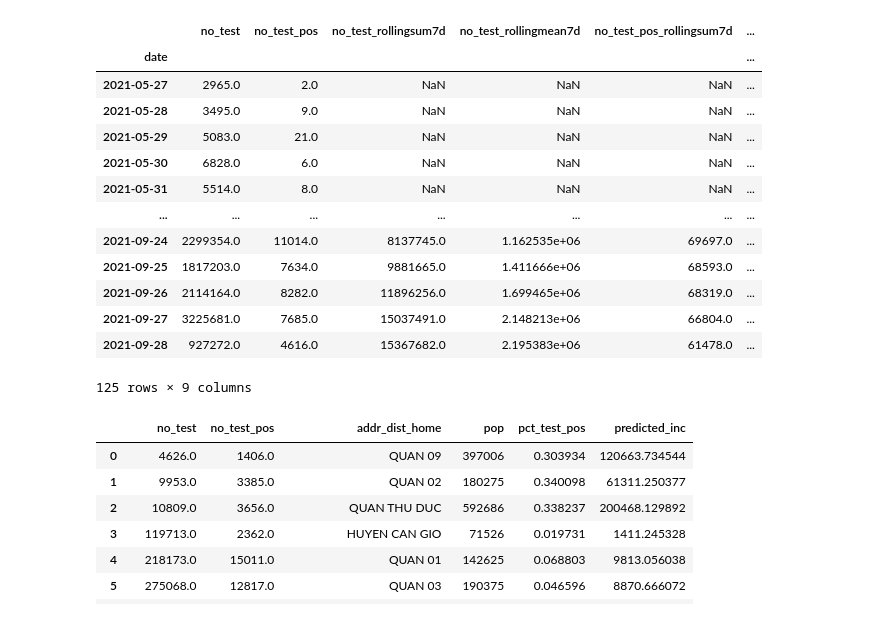
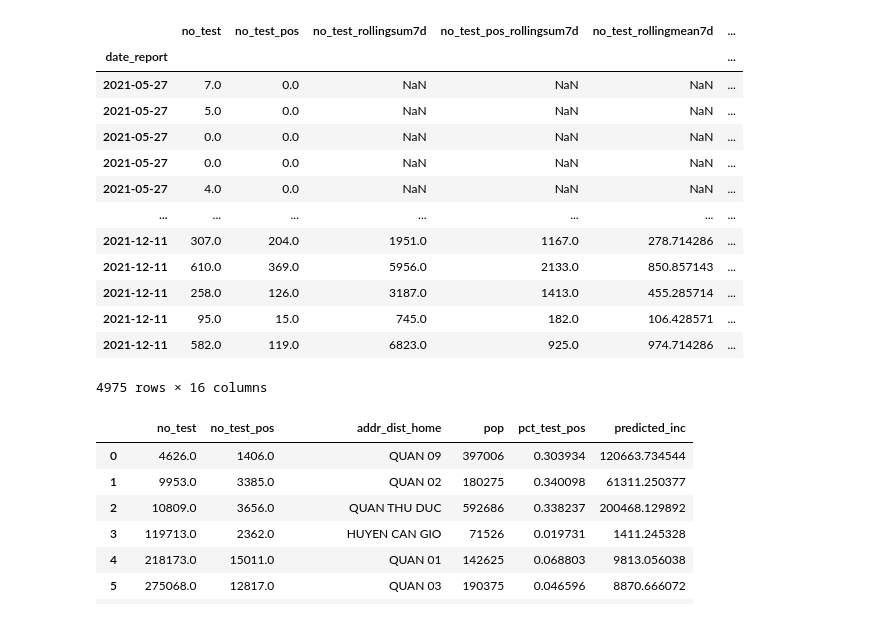
Before and after one commit to pham-k/covid-data-analysis, a Jupyter notebook: notebook/exploratory/predict_no_case_from_test_data.ipynb, the cells around one changed output. Drawn from its saved outputs; the diff is of its cells as text; code cells hidden in the pictures.

```diff
--- a/notebook/exploratory/predict_no_case_from_test_data.ipynb
+++ b/notebook/exploratory/predict_no_case_from_test_data.ipynb
@@ -7,12 +7,12 @@ import numpy as np
 src = pathlib.Path().cwd().parent.parent / 'data' / 'processed'
 ref = pathlib.Path().cwd().parent.parent / 'reference'
 # %%
-ct = pd.read_csv(src / 'metrics-from-test-data' / 'ct.csv', index_col='date', parse_dates=True)
+ct = pd.read_csv(src / 'metrics-from-test-data' / 'ct.csv', index_col='date_report', parse_dates=True)
 # ct_by_awh = pd.read_csv(src / 'ct-by-group-from-test-data' / 'ct-by-awh.csv')
 ct_by_adh = pd.read_csv(
     src / 'metrics-from-test-data' / 'ct-by-adh.csv',
-    index_col='date',
-    dtype={'addr_dist_home': 'int'},
+    index_col='date_report',
+    dtype={'addr_dist_home': 'string'},
     parse_dates=True)
 # ct_by_sex = pd.read_csv(src / 'ct-by-group-from-test-data' / 'ct-by-sex.csv')
 # ct_by_ag = pd.read_csv(src / 'ct-by-group-from-test-data' / 'ct-by-ag.csv')
@@ -26,24 +26,24 @@ pop = pd.read_csv(
     usecols=['id_addiv', 'pop'],
     dtype={'id_addiv': 'int'})
 # %%
-ct
+ct_by_adh
 # addiv.info()
 # pop.info()
 # %% [output]
-|  | no_test | no_test_pos | no_test_rollingsum7d | no_test_rollingmean7d | no_test_pos_rollingsum7d | ... |
-| date |  |  |  |  |  | ... |
-| 2021-05-27 | 2965.0 | 2.0 | NaN | NaN | NaN | ... |
-| 2021-05-28 | 3495.0 | 9.0 | NaN | NaN | NaN | ... |
-| 2021-05-29 | 5083.0 | 21.0 | NaN | NaN | NaN | ... |
-| 2021-05-30 | 6828.0 | 6.0 | NaN | NaN | NaN | ... |
-| 2021-05-31 | 5514.0 | 8.0 | NaN | NaN | NaN | ... |
+|  | no_test | no_test_pos | no_test_rollingsum7d | no_test_pos_rollingsum7d | no_test_rollingmean7d | ... |
+| date_report |  |  |  |  |  | ... |
+| 2021-05-27 | 7.0 | 0.0 | NaN | NaN | NaN | ... |
+| 2021-05-27 | 5.0 | 0.0 | NaN | NaN | NaN | ... |
+| 2021-05-27 | 0.0 | 0.0 | NaN | NaN | NaN | ... |
+| 2021-05-27 | 0.0 | 0.0 | NaN | NaN | NaN | ... |
+| 2021-05-27 | 4.0 | 0.0 | NaN | NaN | NaN | ... |
 | ... | ... | ... | ... | ... | ... | ... |
-| 2021-09-24 | 2299354.0 | 11014.0 | 8137745.0 | 1.162535e+06 | 69697.0 | ... |
-| 2021-09-25 | 1817203.0 | 7634.0 | 9881665.0 | 1.411666e+06 | 68593.0 | ... |
-| 2021-09-26 | 2114164.0 | 8282.0 | 11896256.0 | 1.699465e+06 | 68319.0 | ... |
-| 2021-09-27 | 3225681.0 | 7685.0 | 15037491.0 | 2.148213e+06 | 66804.0 | ... |
-| 2021-09-28 | 927272.0 | 4616.0 | 15367682.0 | 2.195383e+06 | 61478.0 | ... |
+| 2021-12-11 | 307.0 | 204.0 | 1951.0 | 1167.0 | 278.714286 | ... |
+| 2021-12-11 | 610.0 | 369.0 | 5956.0 | 2133.0 | 850.857143 | ... |
+| 2021-12-11 | 258.0 | 126.0 | 3187.0 | 1413.0 | 455.285714 | ... |
+| 2021-12-11 | 95.0 | 15.0 | 745.0 | 182.0 | 106.428571 | ... |
+| 2021-12-11 | 582.0 | 119.0 | 6823.0 | 925.0 | 974.714286 | ... |
-125 rows × 9 columns
+4975 rows × 16 columns
 # %%
 tphcm = {
     'addr_dist_home':[79],
```
Also changed, not shown: 19 other files.
